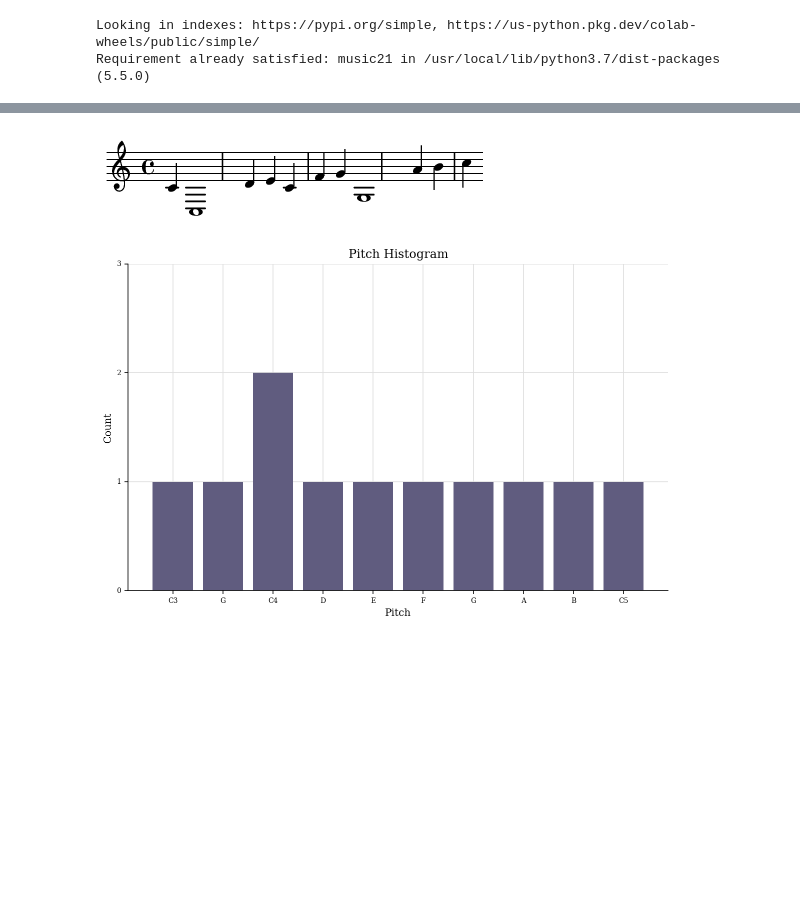
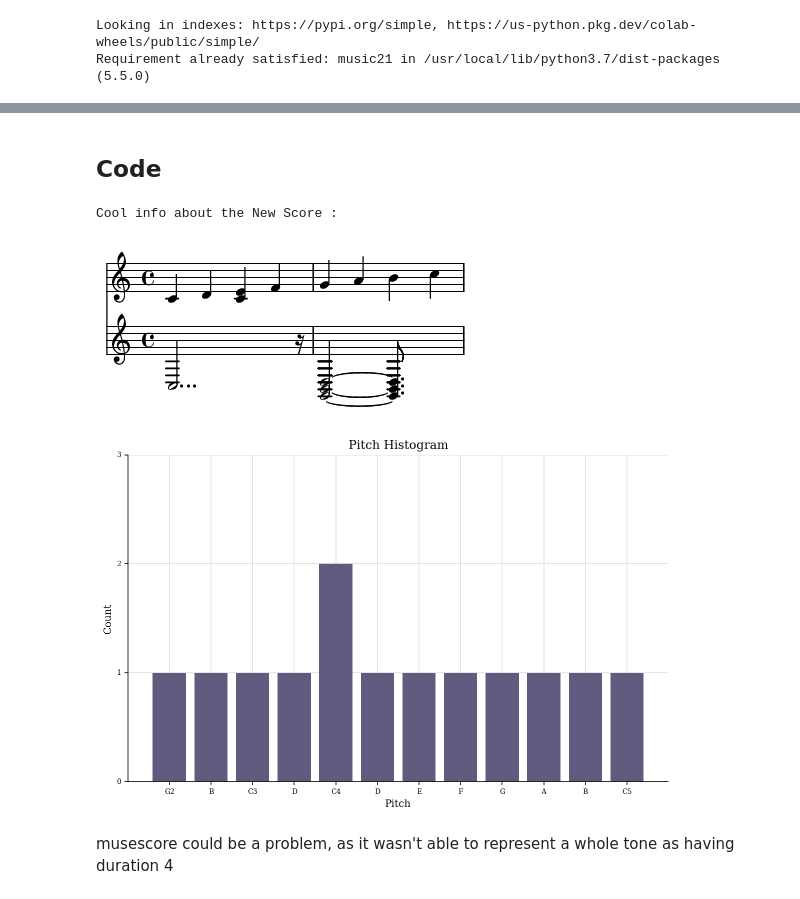
Before and after one commit to siliconemonster/bAIthoven, a Jupyter notebook: src/tcc_aline.ipynb, the cells around one changed output, grey strips where cells are left out. Saved outputs shown, nothing was run; the diff lists cells and outputs as text; code cells hidden in the pictures; blank space fills up the shorter version.

Commit message:
Read score, create CSV, and write new score

```diff
--- a/src/tcc_aline.ipynb
+++ b/src/tcc_aline.ipynb
@@ -47,44 +54,2 @@ import csv
 import pandas as pd
 from IPython.display import Image, Audio
-# %%
-def create_csv(strings_csv):
-  # open the file in the write mode
-  f = open('/content/gdrive/MyDrive/TCC - Aline/midi/Cmaj.csv', 'w')
-
-  # create the csv writer
-  writer = csv.writer(f)
-
-  # write a row to the csv file
-  for i in range(len(strings_csv)):
-    writer.writerow(strings_csv[i])
-
-  # close the file
-  f.close()
-
-
-def get_midi_info():
-  path = "/content/gdrive/MyDrive/TCC - Aline/midi/Cmaj.MID"
-  m = music21.midi.MidiFile()
-  m.open(path)
-
-  # For some reason, I could only read the channel like this but couldn't get the notes
-  m.read()
-
-  # For some reason, I could only read the notes like this but couldn't get the channel
-  piece = music21.converter.parse(path).flat.getElementsByClass('Note')
-  #pitches = [x.pitch.midi for x in piece]
-  #durations = [x.duration.type for x in piece]
-
-  channels = []
-  strings_csv = []
-
-  for e in m.tracks[0].events:
-    if e.channel is not None:
-      channels.append(e.channel)
-
-  for i in range(len(piece)):
-    print("Note:", piece[i].pitch.midi, piece[i].pitch.unicodeName, piece[i].octave, "| Duration:", piece[i].duration.type, "| Velocity:", piece[i].volume.velocity,"| Channel:", channels[i])
-    temp = [piece[i].pitch.midi, piece[i].pitch, piece[i].duration.type, piece[i].volume.velocity, channels[i]]
-    strings_csv.append(temp)
-
-  create_csv(strings_csv)
@@ -130,4 +55,0 @@ def play(music):
-# %%
-show(piece)
-# %% [output]
-[figure, removed]
@@ -136,4 +56,2 @@ show(piece)
-# %%
-piece.plot('histogram', 'pitch')
-# %% [output]
-[figure, removed]
+# %% [markdown]
+## Code
@@ -139,0 +180,8 @@ piece.plot('histogram', 'pitch')
+# %%
+main()
+# %% [output]
+Cool info about the New Score :
+[figure, added]
+[figure, added]
+# %% [markdown]
+musescore could be a problem, as it wasn't able to represent a whole tone as having duration 4
```
Also changed, not shown: parts of 11 cells of this notebook, 1 other file.
